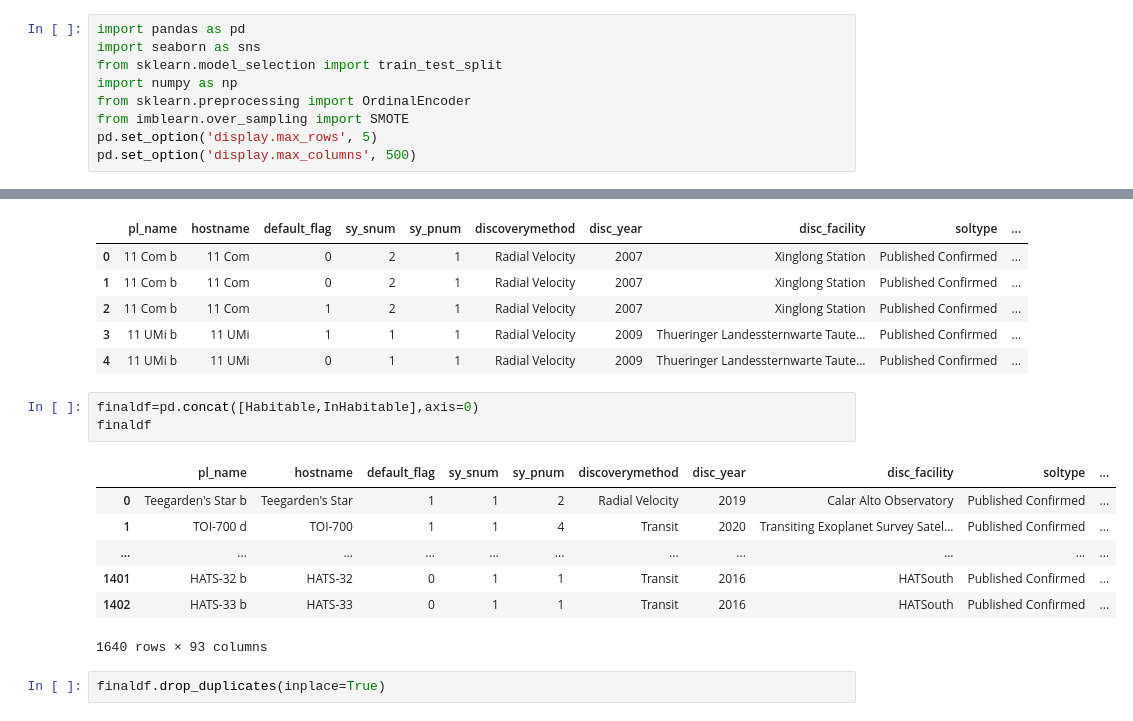
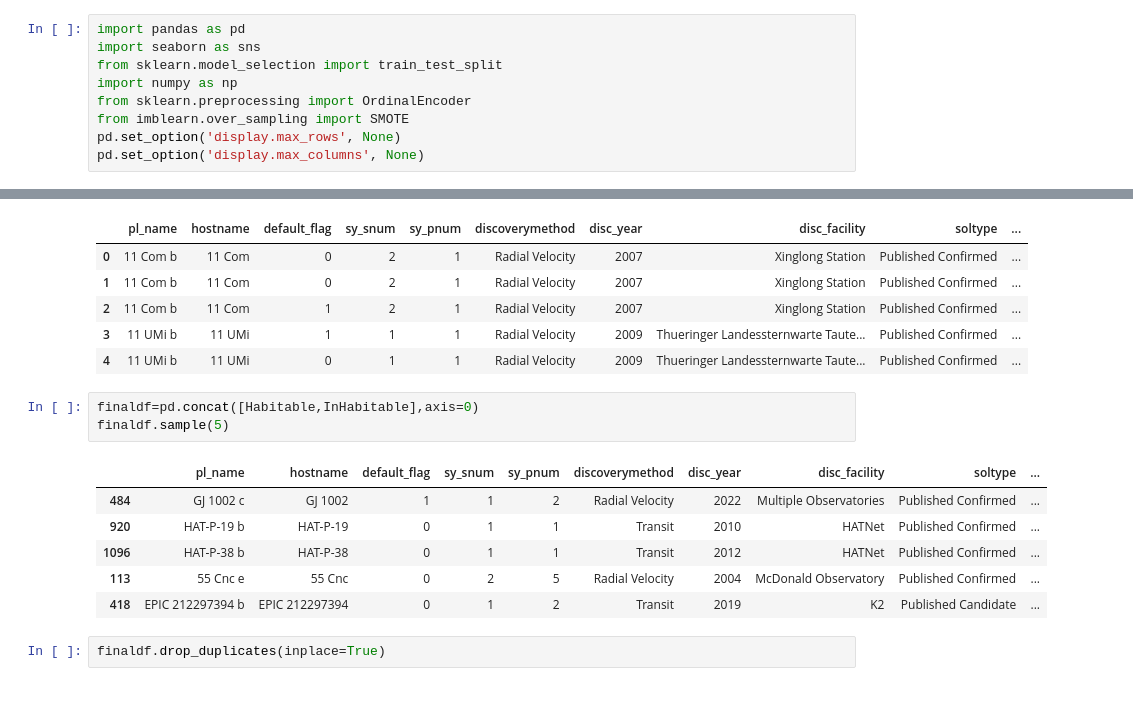
Before and after one commit to Sarthakpurii/ExoRealm, a Jupyter notebook: ML Model/main.ipynb, the cells around one changed output, grey strips where cells are left out. Saved outputs shown, nothing was run; the diff lists cells and outputs as text.

```diff
--- a/ML Model/main.ipynb
+++ b/ML Model/main.ipynb
@@ -5,7 +5,7 @@ from sklearn.model_selection import train_test_split
 import numpy as np
 from sklearn.preprocessing import OrdinalEncoder
 from imblearn.over_sampling import SMOTE
-pd.set_option('display.max_rows', 5)
-pd.set_option('display.max_columns', 500)
+pd.set_option('display.max_rows', None)
+pd.set_option('display.max_columns', None)
 # %%
 Habitable=pd.read_csv('data.csv')
@@ -217,15 +215,14 @@ InHabitable.head()
 | 4 | 11 UMi b | 11 UMi | 0 | 1 | 1 | Radial Velocity | 2009 | Thueringer Landessternwarte Taute... | Published Confirmed | ... |
 # %%
 finaldf=pd.concat([Habitable,InHabitable],axis=0)
-finaldf
+finaldf.sample(5)
 # %% [output]
 |  | pl_name | hostname | default_flag | sy_snum | sy_pnum | discoverymethod | disc_year | disc_facility | soltype | ... |
-| 0 | Teegarden's Star b | Teegarden's Star | 1 | 1 | 2 | Radial Velocity | 2019 | Calar Alto Observatory | Published Confirmed | ... |
-| 1 | TOI-700 d | TOI-700 | 1 | 1 | 4 | Transit | 2020 | Transiting Exoplanet Survey Satel... | Published Confirmed | ... |
-| ... | ... | ... | ... | ... | ... | ... | ... | ... | ... | ... |
-| 1401 | HATS-32 b | HATS-32 | 0 | 1 | 1 | Transit | 2016 | HATSouth | Published Confirmed | ... |
-| 1402 | HATS-33 b | HATS-33 | 0 | 1 | 1 | Transit | 2016 | HATSouth | Published Confirmed | ... |
+| 484 | GJ 1002 c | GJ 1002 | 1 | 1 | 2 | Radial Velocity | 2022 | Multiple Observatories | Published Confirmed | ... |
+| 920 | HAT-P-19 b | HAT-P-19 | 0 | 1 | 1 | Transit | 2010 | HATNet | Published Confirmed | ... |
+| 1096 | HAT-P-38 b | HAT-P-38 | 0 | 1 | 1 | Transit | 2012 | HATNet | Published Confirmed | ... |
+| 113 | 55 Cnc e | 55 Cnc | 0 | 2 | 5 | Radial Velocity | 2004 | McDonald Observatory | Published Confirmed | ... |
+| 418 | EPIC 212297394 b | EPIC 212297394 | 0 | 1 | 2 | Transit | 2019 | K2 | Published Candidate | ... |
-1640 rows × 93 columns
 # %%
 finaldf.drop_duplicates(inplace=True)
 # %%
```
Also changed, not shown: parts of 16 cells of this notebook.
